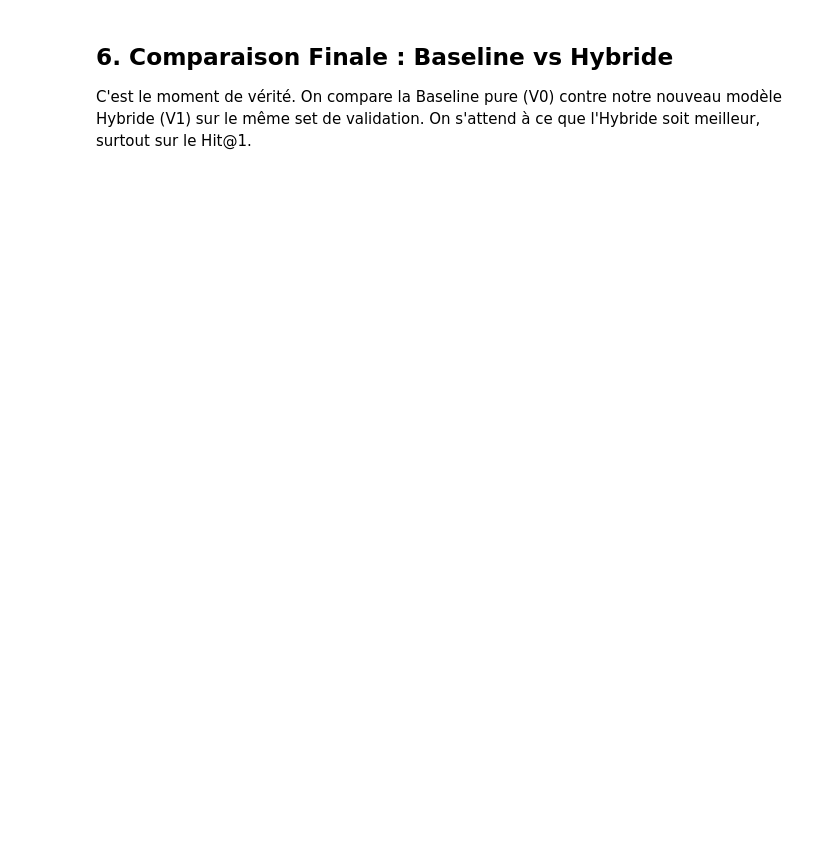
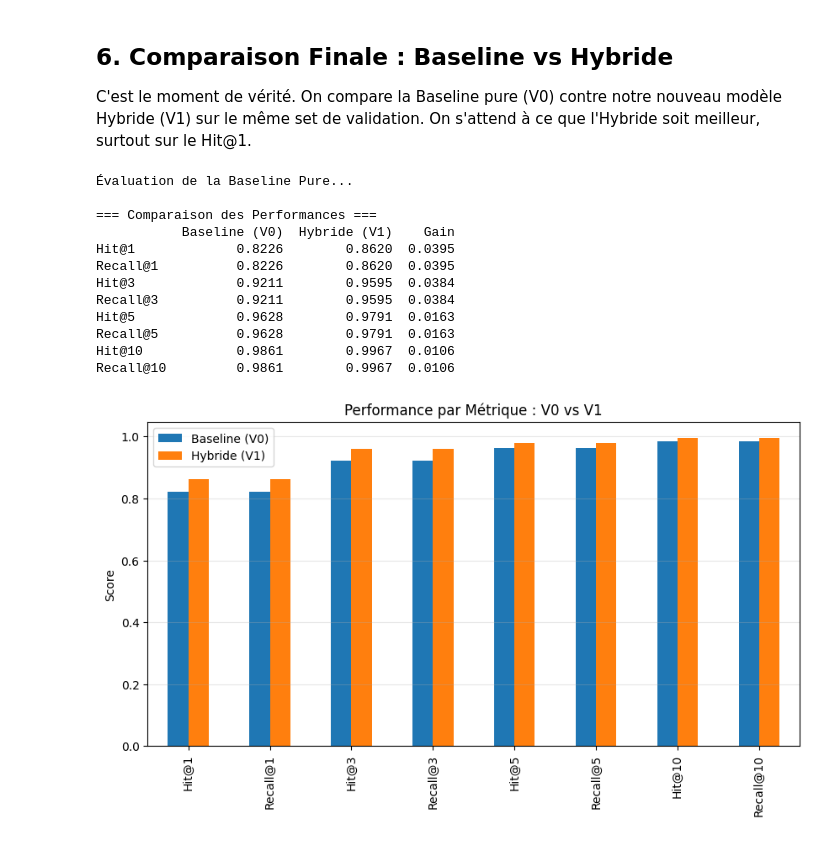
Before and after one commit to BeediGoua/Insurance_product_recommender, a Jupyter notebook: notebooks/Experiment_Catboost_V1.ipynb, the cells around one changed output. Drawn from its saved outputs; the diff is of its cells as text; code cells hidden in the pictures; blank space fills up the shorter version.

Commit message:
ajouts du modele 2

```diff
--- a/notebooks/Experiment_Catboost_V1.ipynb
+++ b/notebooks/Experiment_Catboost_V1.ipynb
@@ -130,19 +193,24 @@ df_local_val = df_local_val.reset_index(drop=True)
 X_val_full = df_local_val[PRODUCT_COLS].values
 
 # Fonction de scoring wrapper
+# Fonction de scoring wrapper CORRIGÉE
 def hybrid_scorer(x_row_obs, idx_original):
     # 1. Reconstruire le contexte (profil)
     context_row = df_local_val.iloc[[idx_original]].copy()
 
     # 2. Mettre à jour les produits observés dans le contexte
-    # (car evaluate_masking a masqué un produit dans x_row_obs)
     context_row[PRODUCT_COLS] = x_row_obs # Broadcast
 
-    # 3. Prédiction (alpha=0.3 par exemple)
-    # predict_proba attend un DataFrame
+    # --- FIX CRITIQUE ---
+    # On ne garde QUE les colonnes utilisées lors de l'entraînement
+    # (CatBoost est perdu s'il voit 'ID' ou 'join_date' en plus, ça décale tout)
+    train_cols = X_train.columns
+    context_row = context_row[train_cols]
+    # --------------------
+
+    # 3. Prédiction
     probas = hybrid_model.predict_proba(context_row, alpha=0.3)
     return probas[0]
-
 # Évaluation
 print("Évaluation sur le set de validation...")
 info, metrics = evaluate_masking(
@@ -172,32 +266,53 @@ plt.show()
 C'est le moment de vérité. On compare la Baseline pure (V0) contre notre nouveau modèle Hybride (V1) sur le même set de validation.
 On s'attend à ce que l'Hybride soit meilleur, surtout sur le Hit@1.
 # %%
-# 1. Évaluer la Baseline Pure sur le MÊME set de validation
+# 1. On recrée le modèle Baseline à partir de l'Artifact chargé
+from src.baselines.conditional import ConditionalBaseline
+baseline_model = ConditionalBaseline.from_stats(
+    product_cols=baseline_art.product_cols,
+    cond=baseline_art.cond,
+    support_A=baseline_art.support_A
+)
+
 print("Évaluation de la Baseline Pure...")
 def baseline_scorer(x_row_obs, idx_original):
-    # Baseline ignore idx_original et contexte
-    return baseline_art.cond.score_one(x_row_obs)
+    # Maintenant on utilise baseline_model qui a la méthode score_one
+    return baseline_model.score_one(x_row_obs)
 
 _, metrics_bl = evaluate_masking(
     X_full=X_val_full,
     score_fn=baseline_scorer,
     hide_k=1,
     min_observed=1
 )
 
 # 2. Comparaison
 comp_df = pd.DataFrame({
     "Baseline (V0)": metrics_bl,
     "Hybride (V1)": metrics
 })
 comp_df["Gain"] = comp_df["Hybride (V1)"] - comp_df["Baseline (V0)"]
 
 print("\n=== Comparaison des Performances ===")
 print(comp_df.round(4))
 
 # Petit plot
 comp_df[[ "Baseline (V0)", "Hybride (V1)"]].plot(kind='bar', figsize=(10, 5))
 plt.title("Performance par Métrique : V0 vs V1")
 plt.ylabel("Score")
 plt.grid(axis='y', alpha=0.3)
 plt.show()
+# %% [output]
+Évaluation de la Baseline Pure...
+
+=== Comparaison des Performances ===
+           Baseline (V0)  Hybride (V1)    Gain
+Hit@1             0.8226        0.8620  0.0395
+Recall@1          0.8226        0.8620  0.0395
+Hit@3             0.9211        0.9595  0.0384
+Recall@3          0.9211        0.9595  0.0384
+Hit@5             0.9628        0.9791  0.0163
+Recall@5          0.9628        0.9791  0.0163
+Hit@10            0.9861        0.9967  0.0106
+Recall@10         0.9861        0.9967  0.0106
+[figure, added]
```
Also changed, not shown: parts of 8 cells of this notebook, 10 other files.
